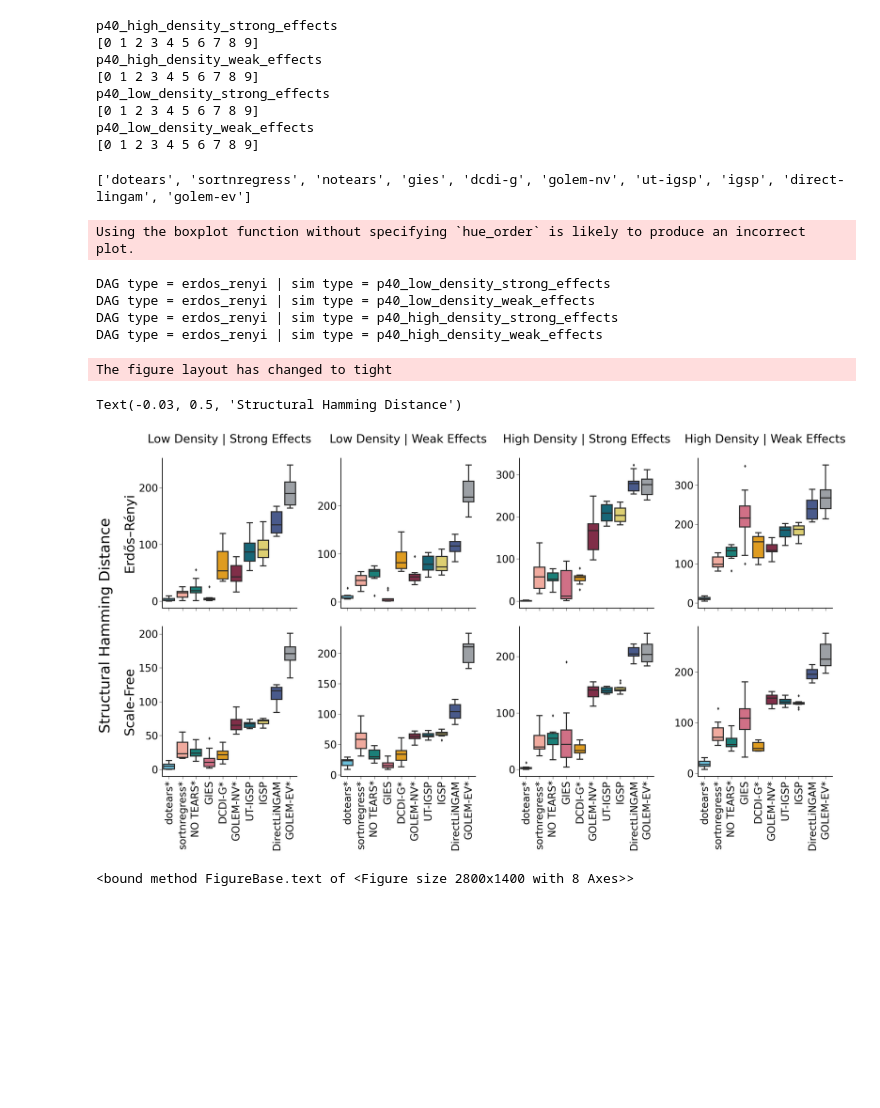
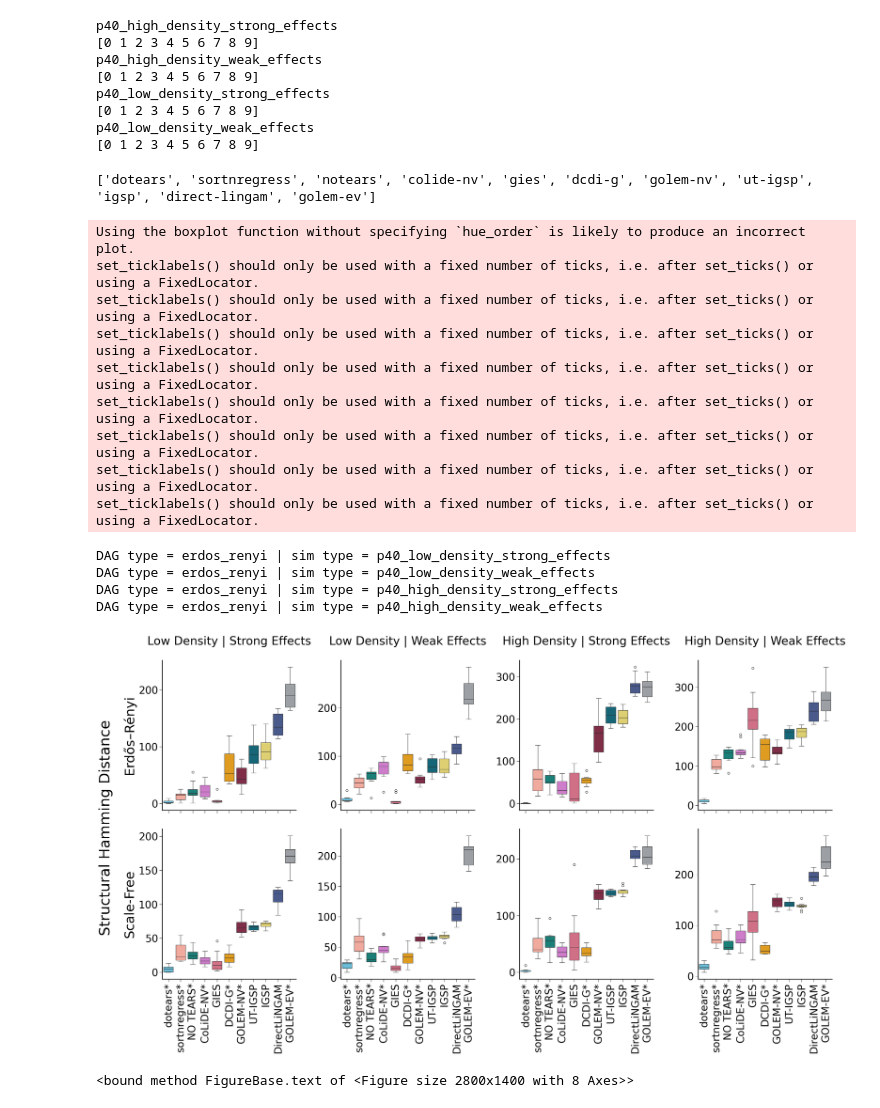
Before and after one commit to asxue/dotears, a Jupyter notebook: notebooks/plotting.ipynb, the cells around one changed output. Drawn from its saved outputs; the diff is of its cells as text; code cells hidden in the pictures; blank space fills up the shorter version.

```diff
--- a/notebooks/plotting.ipynb
+++ b/notebooks/plotting.ipynb
@@ -75,7 +75,8 @@ METHODS = [
     'gies',
     'igsp',
     'ut-igsp',
-    'dcdi-g'
+    'dcdi-g',
+    'colide-nv'
 ]
 
 DAG_MODELS = ['erdos_renyi', 'scale_free']
@@ -217,7 +218,8 @@ colormap = [
     '#8E2043',
     '#9AA0A7',
     '#077187',
-    'orange'
+    'orange',
+    'orchid'
 ] #unikn pal pref
 
 HUE_METHODS = [
@@ -230,7 +232,8 @@ HUE_METHODS = [
     'golem-nv',
     'golem-ev',
     'ut-igsp',
-    'dcdi-g'
+    'dcdi-g',
+    'colide-nv'
 ]
 # HUE_METHODS = ['dotears', 'sortnregress', 'notears', 'gies', 'golem-nv', 'igsp', 'direct-lingam', 'golem-ev']
 CV_NAME_DICT = {
@@ -243,7 +246,9 @@ CV_NAME_DICT = {
     'direct-lingam': 'DirectLiNGAM',
     'golem-ev': 'GOLEM-EV*',
     'ut-igsp': 'UT-IGSP',
-    'dcdi-g': 'DCDI-G*'
+    'dcdi-g': 'DCDI-G*',
+    'colide-nv': 'CoLiDE-NV*'
+
 }
 
 color_dict = {
@@ -298,40 +303,48 @@ for i, row in enumerate(g.axes):
         dag_type = title.split(' | ')[0].split(' = ')[-1]
 
         if i != 0:
             ax.set_title(None)
 
         if j == 0:
             if i == 0:
                 ax.set_ylabel('Erdős–Rényi', fontsize=36)
             else:
                 ax.set_ylabel('Scale-Free', fontsize=36)
 
         ax.set_xlabel(None)
         ax.tick_params(axis='x', which='major', labelsize=28)
         ax.tick_params(axis='y', which='major', labelsize=28)
 
         ax.locator_params(axis='y', nbins=5)
 
     if i == 0:
         for ax in row:
             title = ax.get_title()
             print(title)
             sim_type = title.split('|')[-1].split(' = ')[-1]
             ax.set_title(title_name_map[sim_type] + '\n', fontsize=32)
 g.fig.supylabel('Structural Hamming Distance', fontsize=40, x=-0.03)
-# plt.savefig('../../dotears/figures/all_sims/main.png',
-#             bbox_inches='tight',
-#             dpi=72)
+plt.savefig('../../dotears/figures/all_sims/main.pdf',
+            bbox_inches='tight',
+            dpi=300)
+# plt.savefig('/u/home/a/asxue/project-hjp/poster_figures/main.svg',
+#             bbox_inches='tight')
 # %% [output]
-['dotears', 'sortnregress', 'notears', 'gies', 'dcdi-g', 'golem-nv', 'ut-igsp', 'igsp', 'direct-lingam', 'golem-ev']
+['dotears', 'sortnregress', 'notears', 'colide-nv', 'gies', 'dcdi-g', 'golem-nv', 'ut-igsp', 'igsp', 'direct-lingam', 'golem-ev']
 Using the boxplot function without specifying `hue_order` is likely to produce an incorrect plot.
+set_ticklabels() should only be used with a fixed number of ticks, i.e. after set_ticks() or using a FixedLocator.
+set_ticklabels() should only be used with a fixed number of ticks, i.e. after set_ticks() or using a FixedLocator.
+set_ticklabels() should only be used with a fixed number of ticks, i.e. after set_ticks() or using a FixedLocator.
+set_ticklabels() should only be used with a fixed number of ticks, i.e. after set_ticks() or using a FixedLocator.
+set_ticklabels() should only be used with a fixed number of ticks, i.e. after set_ticks() or using a FixedLocator.
+set_ticklabels() should only be used with a fixed number of ticks, i.e. after set_ticks() or using a FixedLocator.
+set_ticklabels() should only be used with a fixed number of ticks, i.e. after set_ticks() or using a FixedLocator.
+set_ticklabels() should only be used with a fixed number of ticks, i.e. after set_ticks() or using a FixedLocator.
 DAG type = erdos_renyi | sim type = p40_low_density_strong_effects
 DAG type = erdos_renyi | sim type = p40_low_density_weak_effects
 DAG type = erdos_renyi | sim type = p40_high_density_strong_effects
 DAG type = erdos_renyi | sim type = p40_high_density_weak_effects
-The figure layout has changed to tight
-Text(-0.03, 0.5, 'Structural Hamming Distance')
-[figure, old version]
+[figure, new version]
 # %%
 g.fig.text
 # %% [output]
```
Also changed, not shown: parts of 3 cells of this notebook, 45 other files.
